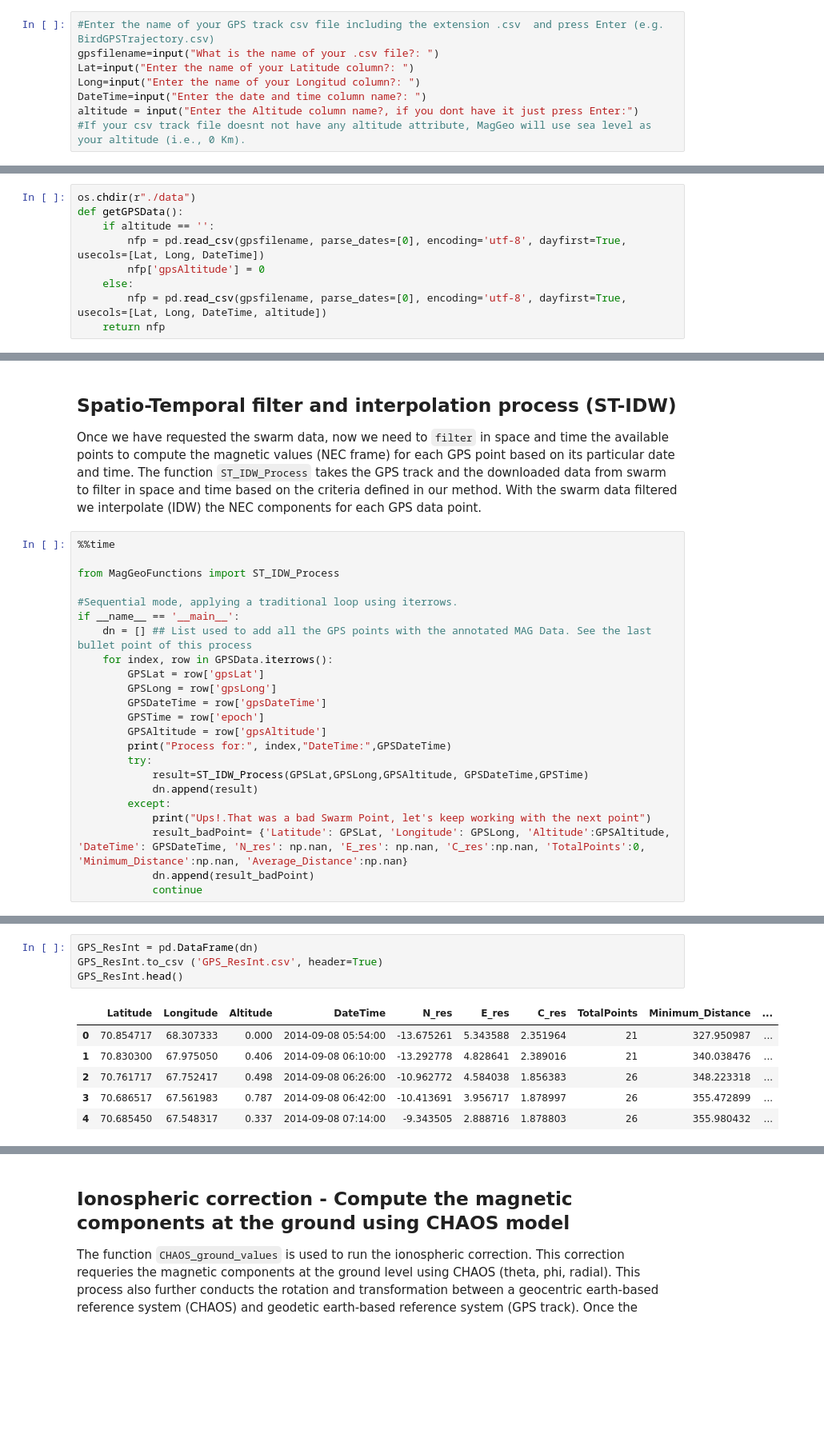
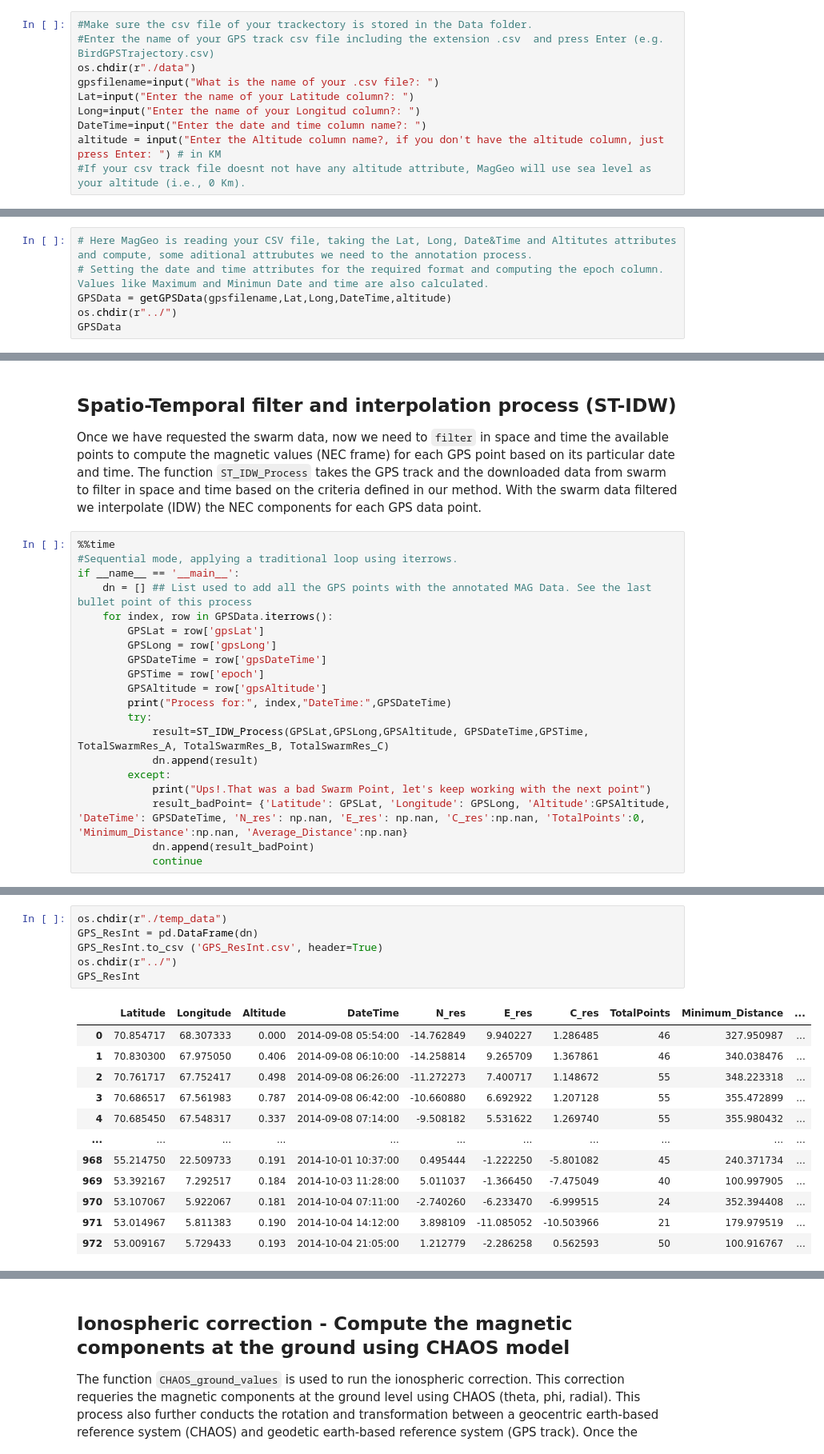
Before and after one commit to MagGeo/MagGeo, a Jupyter notebook: MagGeo - Sequential Mode.ipynb, the cells around one changed output, grey strips where cells are left out. Shown at 80% size. Cells and saved outputs as stored; diff of their text form; blank space fills up the shorter version.

```diff
--- a/MagGeo - Sequential Mode.ipynb
+++ b/MagGeo - Sequential Mode.ipynb
@@ -56,10 +66,12 @@ The following steps will load the GPS track from a csv file, and set some requir
 # %%
+#Make sure the csv file of your trackectory is stored in the Data folder.
 #Enter the name of your GPS track csv file including the extension .csv  and press Enter (e.g. BirdGPSTrajectory.csv)
+os.chdir(r"./data")
 gpsfilename=input("What is the name of your .csv file?: ")
 Lat=input("Enter the name of your Latitude column?: ")
 Long=input("Enter the name of your Longitud column?: ")
 DateTime=input("Enter the date and time column name?: ")
-altitude = input("Enter the Altitude column name?, if you dont have it just press Enter:")
+altitude = input("Enter the Altitude column name?, if you don't have the altitude column, just press Enter: ") # in KM
 #If your csv track file doesnt not have any altitude attribute, MagGeo will use sea level as your altitude (i.e., 0 Km).
 # %% [output]
 What is the name of your .csv file?: BirdGPSTrajectory.csv
@@ -70,9 +81,0 @@ Enter the altitude column name?, if you dont have it just press Enter:height
-# %%
-os.chdir(r"./data")
-def getGPSData():
-    if altitude == '':
-        nfp = pd.read_csv(gpsfilename, parse_dates=[0], encoding='utf-8', dayfirst=True, usecols=[Lat, Long, DateTime])
-        nfp['gpsAltitude'] = 0
-    else:
-        nfp = pd.read_csv(gpsfilename, parse_dates=[0], encoding='utf-8', dayfirst=True, usecols=[Lat, Long, DateTime, altitude])
-    return nfp
@@ -121,0 +82,6 @@ GPSData.head()
+# %%
+# Here MagGeo is reading your CSV file, taking the Lat, Long, Date&Time and Altitutes attributes and compute, some aditional attrubutes we need to the annotation process.
+# Setting the date and time attributes for the required format and computing the epoch column. Values like Maximum and Minimun Date and time are also calculated.
+GPSData = getGPSData(gpsfilename,Lat,Long,DateTime,altitude)
+os.chdir(r"../")
+GPSData
@@ -232,9 +229,6 @@ TotalSwarmRes_C.to_csv ('TotalSwarmRes_C.csv', header=True)
 Once we have requested the swarm data, now we need to `filter` in space and time the available points to compute the magnetic values (NEC frame) for each GPS point based on its particular date and time. The function <code>ST_IDW_Process</code> takes the GPS track and the downloaded data from swarm to filter in space and time based on the criteria defined in our method. With the swarm data filtered we interpolate (IDW) the NEC components for each GPS data point.
 # %%
 %%time
-
-from MagGeoFunctions import ST_IDW_Process
-
 #Sequential mode, applying a traditional loop using iterrows.
 if __name__ == '__main__':
     dn = [] ## List used to add all the GPS points with the annotated MAG Data. See the last bullet point of this process
@@ -246,7 +240,7 @@ if __name__ == '__main__':
         GPSAltitude = row['gpsAltitude']
         print("Process for:", index,"DateTime:",GPSDateTime)
         try:
-            result=ST_IDW_Process(GPSLat,GPSLong,GPSAltitude, GPSDateTime,GPSTime)
+            result=ST_IDW_Process(GPSLat,GPSLong,GPSAltitude, GPSDateTime,GPSTime, TotalSwarmRes_A, TotalSwarmRes_B, TotalSwarmRes_C)
             dn.append(result)
         except:
             print("Ups!.That was a bad Swarm Point, let's keep working with the next point")
@@ -256,11 +270,19 @@ if __name__ == '__main__':
 # %%
+os.chdir(r"./temp_data")
 GPS_ResInt = pd.DataFrame(dn)
 GPS_ResInt.to_csv ('GPS_ResInt.csv', header=True)
-GPS_ResInt.head()
+os.chdir(r"../")
+GPS_ResInt
 # %% [output]
 |  | Latitude | Longitude | Altitude | DateTime | N_res | E_res | C_res | TotalPoints | Minimum_Distance | ... |
-| 0 | 70.854717 | 68.307333 | 0.000 | 2014-09-08 05:54:00 | -13.675261 | 5.343588 | 2.351964 | 21 | 327.950987 | ... |
-| 1 | 70.830300 | 67.975050 | 0.406 | 2014-09-08 06:10:00 | -13.292778 | 4.828641 | 2.389016 | 21 | 340.038476 | ... |
-| 2 | 70.761717 | 67.752417 | 0.498 | 2014-09-08 06:26:00 | -10.962772 | 4.584038 | 1.856383 | 26 | 348.223318 | ... |
-| 3 | 70.686517 | 67.561983 | 0.787 | 2014-09-08 06:42:00 | -10.413691 | 3.956717 | 1.878997 | 26 | 355.472899 | ... |
-| 4 | 70.685450 | 67.548317 | 0.337 | 2014-09-08 07:14:00 | -9.343505 | 2.888716 | 1.878803 | 26 | 355.980432 | ... |
+| 0 | 70.854717 | 68.307333 | 0.000 | 2014-09-08 05:54:00 | -14.762849 | 9.940227 | 1.286485 | 46 | 327.950987 | ... |
+| 1 | 70.830300 | 67.975050 | 0.406 | 2014-09-08 06:10:00 | -14.258814 | 9.265709 | 1.367861 | 46 | 340.038476 | ... |
+| 2 | 70.761717 | 67.752417 | 0.498 | 2014-09-08 06:26:00 | -11.272273 | 7.400717 | 1.148672 | 55 | 348.223318 | ... |
+| 3 | 70.686517 | 67.561983 | 0.787 | 2014-09-08 06:42:00 | -10.660880 | 6.692922 | 1.207128 | 55 | 355.472899 | ... |
+| 4 | 70.685450 | 67.548317 | 0.337 | 2014-09-08 07:14:00 | -9.508182 | 5.531622 | 1.269740 | 55 | 355.980432 | ... |
+| ... | ... | ... | ... | ... | ... | ... | ... | ... | ... | ... |
+| 968 | 55.214750 | 22.509733 | 0.191 | 2014-10-01 10:37:00 | 0.495444 | -1.222250 | -5.801082 | 45 | 240.371734 | ... |
+| 969 | 53.392167 | 7.292517 | 0.184 | 2014-10-03 11:28:00 | 5.011037 | -1.366450 | -7.475049 | 40 | 100.997905 | ... |
+| 970 | 53.107067 | 5.922067 | 0.181 | 2014-10-04 07:11:00 | -2.740260 | -6.233470 | -6.999515 | 24 | 352.394408 | ... |
+| 971 | 53.014967 | 5.811383 | 0.190 | 2014-10-04 14:12:00 | 3.898109 | -11.085052 | -10.503966 | 21 | 179.979519 | ... |
+| 972 | 53.009167 | 5.729433 | 0.193 | 2014-10-04 21:05:00 | 1.212779 | -2.286258 | 0.562593 | 50 | 100.916767 | ... |
```
Also changed, not shown: parts of 36 cells of this notebook, 10 other files.
